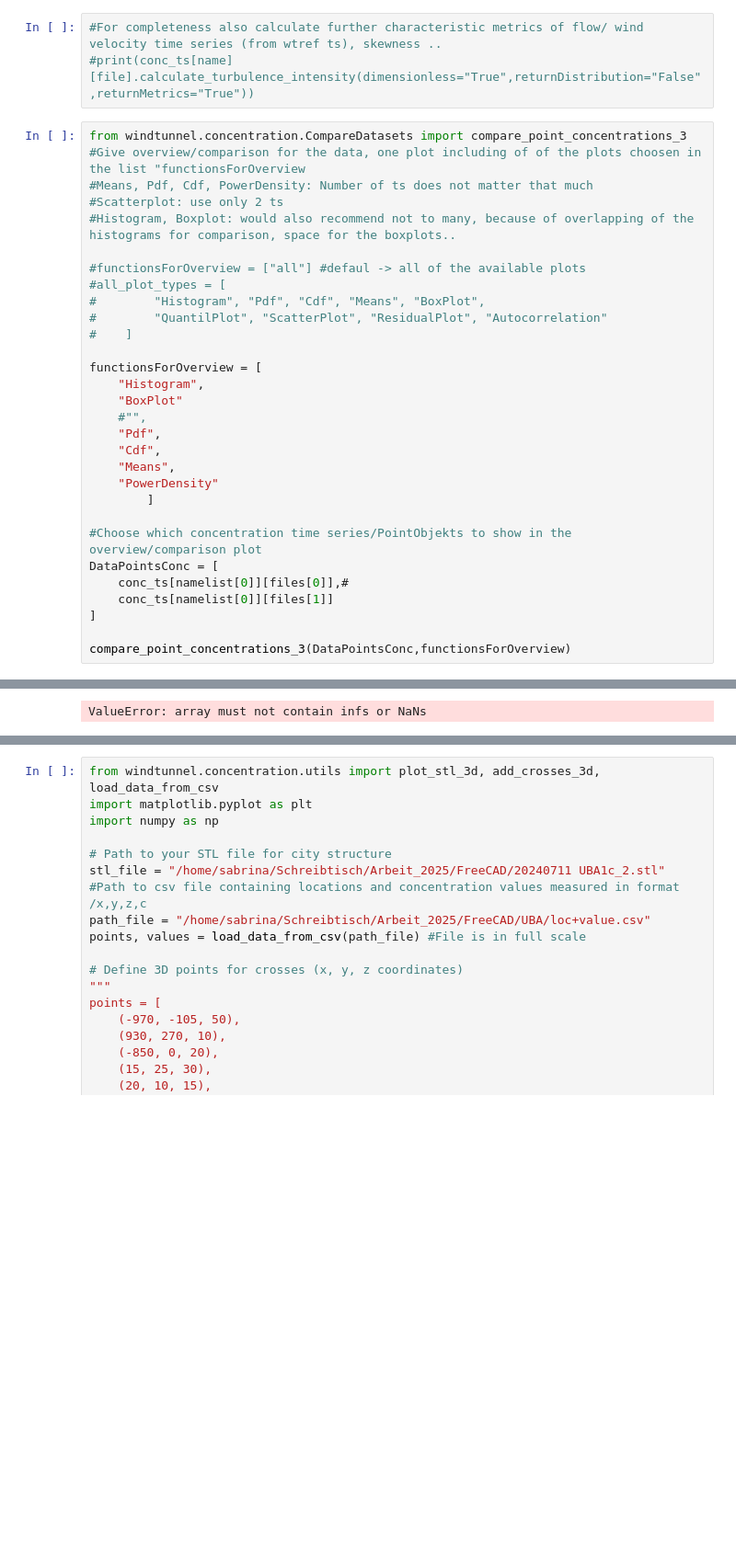
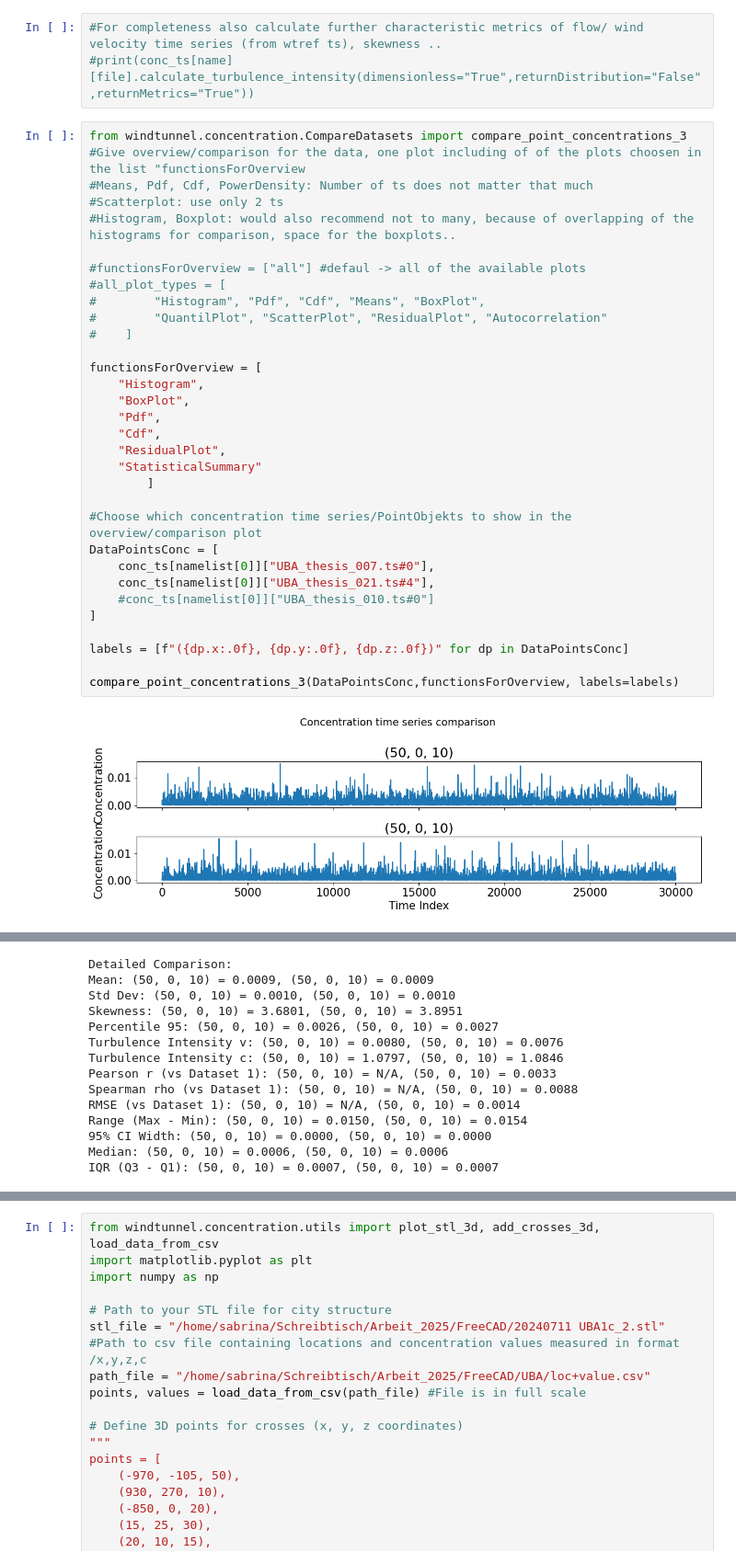
Before and after one commit to noradoralaexploradora/windtunnelsofware, a Jupyter notebook: DataAnalysis.ipynb, the cells around one changed output, grey strips where cells are left out. Shown at 92% size. Drawn from its saved outputs; the diff is of its cells as text; blank space fills up the shorter version.

Commit message:
statistica summary hinzugefügt und Vergleich Wiederholungsmessung funktioniert

```diff
--- a/DataAnalysis.ipynb
+++ b/DataAnalysis.ipynb
@@ -459,31 +433,34 @@ plt.show()
 # %%
 from windtunnel.concentration.CompareDatasets import compare_point_concentrations_3
 #Give overview/comparison for the data, one plot including of of the plots choosen in the list "functionsForOverview
 #Means, Pdf, Cdf, PowerDensity: Number of ts does not matter that much
 #Scatterplot: use only 2 ts
 #Histogram, Boxplot: would also recommend not to many, because of overlapping of the histograms for comparison, space for the boxplots..
 
 #functionsForOverview = ["all"] #defaul -> all of the available plots
 #all_plot_types = [
 #        "Histogram", "Pdf", "Cdf", "Means", "BoxPlot",
 #        "QuantilPlot", "ScatterPlot", "ResidualPlot", "Autocorrelation"
 #    ]
 
 functionsForOverview = [
     "Histogram",
-    "BoxPlot"
-    #"",
+    "BoxPlot",
     "Pdf",
     "Cdf",
-    "Means",
-    "PowerDensity"
+    "ResidualPlot",
+    "StatisticalSummary"
         ]
 
 #Choose which concentration time series/PointObjekts to show in the overview/comparison plot
 DataPointsConc = [
-    conc_ts[namelist[0]][files[0]],#
-    conc_ts[namelist[0]][files[1]]
+    conc_ts[namelist[0]]["UBA_thesis_007.ts#0"],
+    conc_ts[namelist[0]]["UBA_thesis_021.ts#4"],
+    #conc_ts[namelist[0]]["UBA_thesis_010.ts#0"]
 ]
 
-compare_point_concentrations_3(DataPointsConc,functionsForOverview)
+labels = [f"({dp.x:.0f}, {dp.y:.0f}, {dp.z:.0f})" for dp in DataPointsConc]
+
+compare_point_concentrations_3(DataPointsConc,functionsForOverview, labels=labels)
 # %% [output]
+[figure, added]
@@ -490,4 +468,17 @@ compare_point_concentrations_3(DataPointsConc,functionsForOverview)
-ValueError: array must not contain infs or NaNs
+Detailed Comparison:
+Mean: (50, 0, 10) = 0.0009, (50, 0, 10) = 0.0009
+Std Dev: (50, 0, 10) = 0.0010, (50, 0, 10) = 0.0010
+Skewness: (50, 0, 10) = 3.6801, (50, 0, 10) = 3.8951
+Percentile 95: (50, 0, 10) = 0.0026, (50, 0, 10) = 0.0027
+Turbulence Intensity v: (50, 0, 10) = 0.0080, (50, 0, 10) = 0.0076
+Turbulence Intensity c: (50, 0, 10) = 1.0797, (50, 0, 10) = 1.0846
+Pearson r (vs Dataset 1): (50, 0, 10) = N/A, (50, 0, 10) = 0.0033
+Spearman rho (vs Dataset 1): (50, 0, 10) = N/A, (50, 0, 10) = 0.0088
+RMSE (vs Dataset 1): (50, 0, 10) = N/A, (50, 0, 10) = 0.0014
+Range (Max - Min): (50, 0, 10) = 0.0150, (50, 0, 10) = 0.0154
+95% CI Width: (50, 0, 10) = 0.0000, (50, 0, 10) = 0.0000
+Median: (50, 0, 10) = 0.0006, (50, 0, 10) = 0.0006
+IQR (Q3 - Q1): (50, 0, 10) = 0.0007, (50, 0, 10) = 0.0007
 # %%
 #Start visualisation single plots, adjustable
 #ReadIn/Choose data (PointObjects) from the analysis above, to use for the separat plot visualisations, import plotting functions
```
Also changed, not shown: parts of 24 cells of this notebook, 1 other file.
